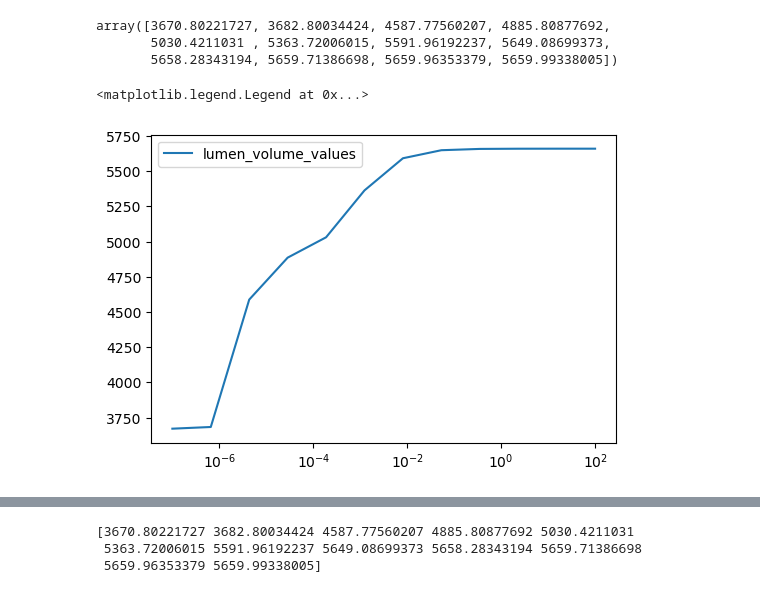
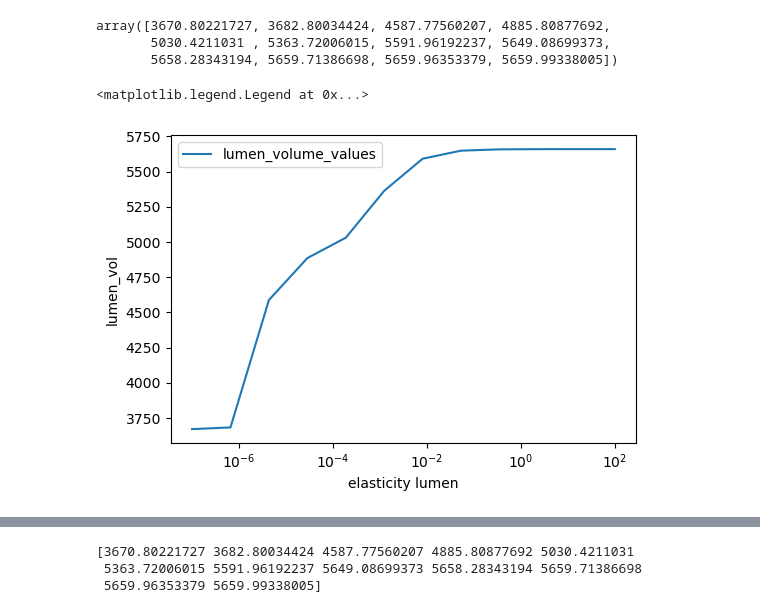
Before and after one commit to Lauragdlp/peripodial, a Jupyter notebook: notebook/lumen_elasticity.ipynb, the cells around one changed output, grey strips where cells are left out. Drawn from its saved outputs; the diff is of its cells as text; code cells hidden in the pictures.

```diff
--- a/notebook/lumen_elasticity.ipynb
+++ b/notebook/lumen_elasticity.ipynb
@@ -138,10 +138,12 @@ array([3670.80221727, 3682.80034424, 4587.77560207, 4885.80877692,
 # %%
 fig, axs = plt.subplots(1, figsize=(6, 4))
 axs.plot(elasticity_values, lumen_volume_values, label = 'lumen_volume_values')
 #axs.plot(elasticity_values, area_cell_values, label = 'area_cell_values')
 axs.set_xscale('log')
+axs.set_ylabel('lumen_vol')
+axs.set_xlabel('elasticity lumen')
 #axs.set_yscale('log')
 axs.legend()
 # %% [output]
 <matplotlib.legend.Legend at 0x...>
-[figure, old version]
+[figure, new version]
```
Also changed, not shown: parts of 1 cell of this notebook, 6 other files.
